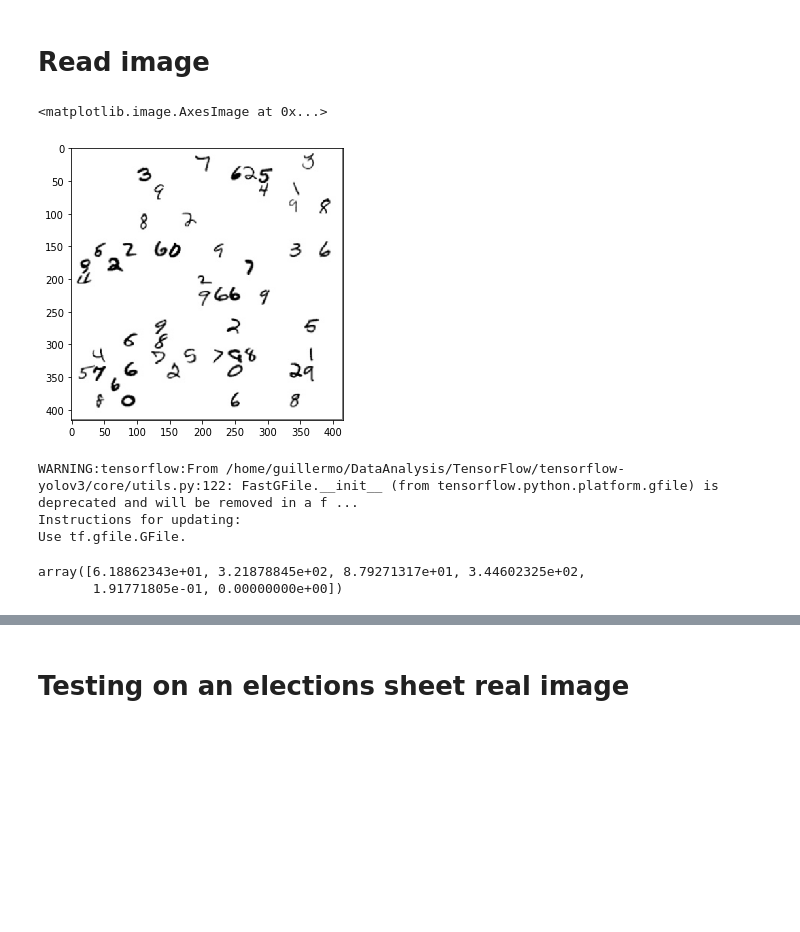
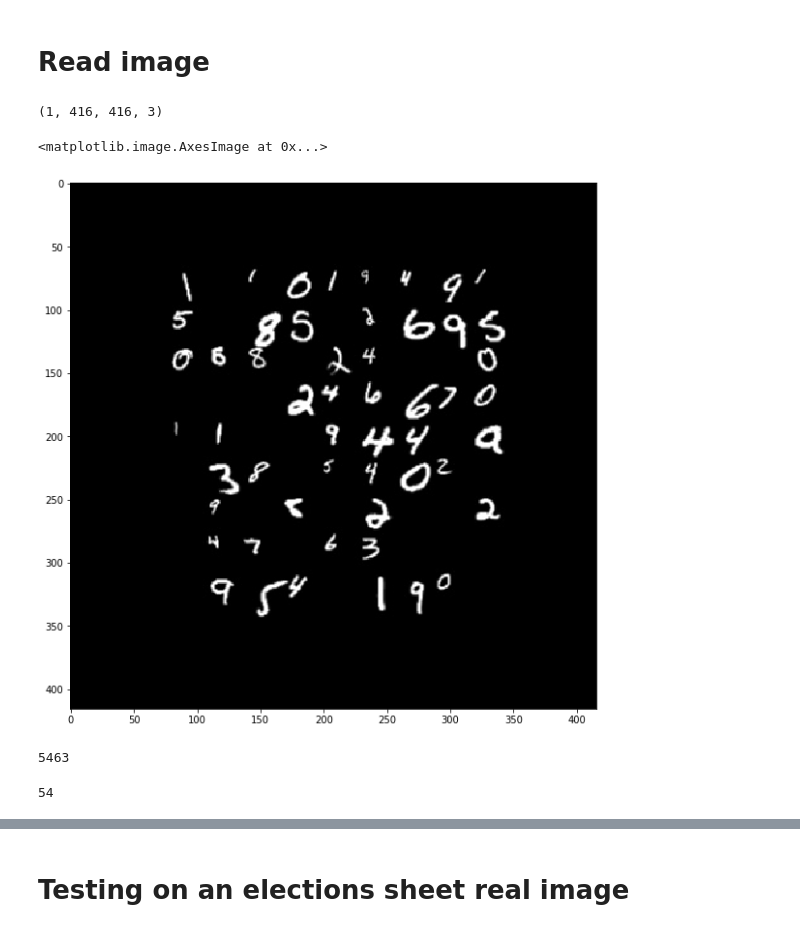
Before and after one commit to Guitlle/tensorflow-yolov3, a Jupyter notebook: Test MNIST reading.ipynb, the cells around one changed output, grey strips where cells are left out. Saved outputs shown, nothing was run; the diff lists cells and outputs as text; code cells hidden in the pictures; blank space fills up the shorter version.

```diff
--- a/Test MNIST reading.ipynb
+++ b/Test MNIST reading.ipynb
@@ -53,9 +45,10 @@ with tf.gfile.GFile(pb_file, "wb") as f:
 # %%
 
 return_elements = ["input/input_data:0", "pred_sbbox/concat_2:0", "pred_mbbox/concat_2:0", "pred_lbbox/concat_2:0"]
-pb_file         = "./yolov3_mnist_reader.pb"
-image_path      = "./output_data/test-0.jpg"
-num_classes     = 10
+# pb_file         =  "./yolov3_mnist_reader.pb"
+pb_file         = "./yolov3_mnist_reader-basic-fake-data-A.pb"
+image_path      = "./output_data/test-55.jpg"
+num_classes     = 11 # 10 or 11
 input_size      = 416
 graph           = tf.Graph()
 # %%
@@ -64,12 +57,16 @@ original_image = cv2.cvtColor(original_image, cv2.COLOR_BGR2RGB)
 original_image_size = original_image.shape[:2]
 image_data = utils.image_preporcess(np.copy(original_image), [input_size, input_size])
 image_data = image_data[np.newaxis, ...]
+# %%
+image_data.shape
+# %% [output]
+(1, 416, 416, 3)
 # %%
-plt.rcParams["figure.figsize"] = (5,5)
+plt.rcParams["figure.figsize"] = (10,10)
 plt.imshow(image_data[0])
 # %% [output]
 <matplotlib.image.AxesImage at 0x...>
-[figure, old version]
+[figure, new version]
 # %%
 return_tensors = utils.read_pb_return_tensors(graph, pb_file, return_elements)
 
@@ -78,10 +75,6 @@ with tf.Session(graph=graph) as sess:
     pred_sbbox, pred_mbbox, pred_lbbox = sess.run(
         [return_tensors[1], return_tensors[2], return_tensors[3]],
                 feed_dict={ return_tensors[0]: image_data})
-# %% [output]
-WARNING:tensorflow:From /home/guillermo/DataAnalysis/TensorFlow/tensorflow-yolov3/core/utils.py:122: FastGFile.__init__ (from tensorflow.python.platform.gfile) is deprecated and will be removed in a f ...
-Instructions for updating:
-Use tf.gfile.GFile.
 # %%
 pred_bbox = np.concatenate([np.reshape(pred_sbbox, (-1, 5 + num_classes)),
                             np.reshape(pred_mbbox, (-1, 5 + num_classes)),
@@ -89 +84,5 @@ pred_bbox = np.concatenate([np.reshape(pred_sbbox, (-1, 5 + num_classes)),
+# %%
+len(pred_bbox)
+# %% [output]
+5463
 # %%
@@ -92,8 +91,7 @@ bboxes = utils.nms(bboxes, 0.45, method='nms')
-# %%
-bboxes[0]
-# %% [output]
-array([6.18862343e+01, 3.21878845e+02, 8.79271317e+01, 3.44602325e+02,
-       1.91771805e-01, 0.00000000e+00])
+# %%
+len(bboxes)
+# %% [output]
+54
 # %%
 plt.rcParams["figure.figsize"] = (15,15)
 plt.imshow(original_image)
```
Also changed, not shown: parts of 23 cells of this notebook, 2 other files.
